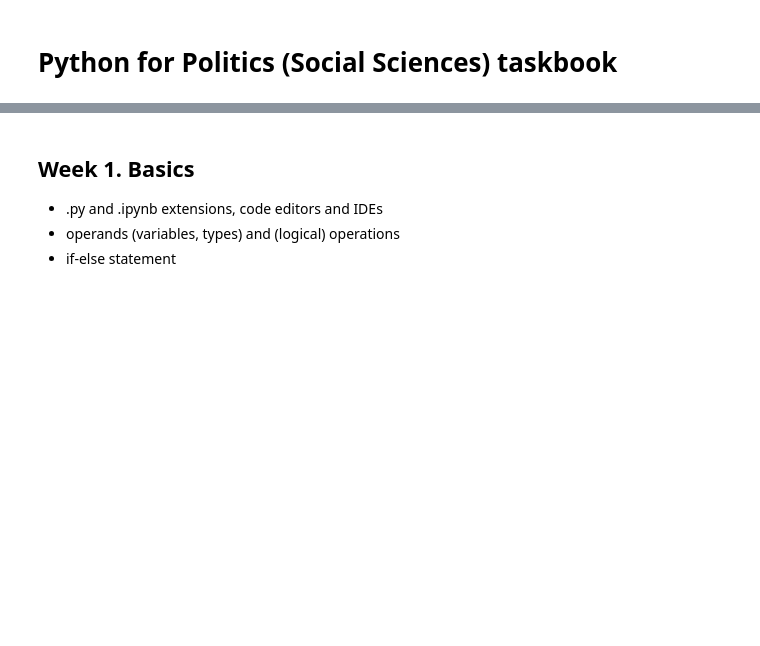
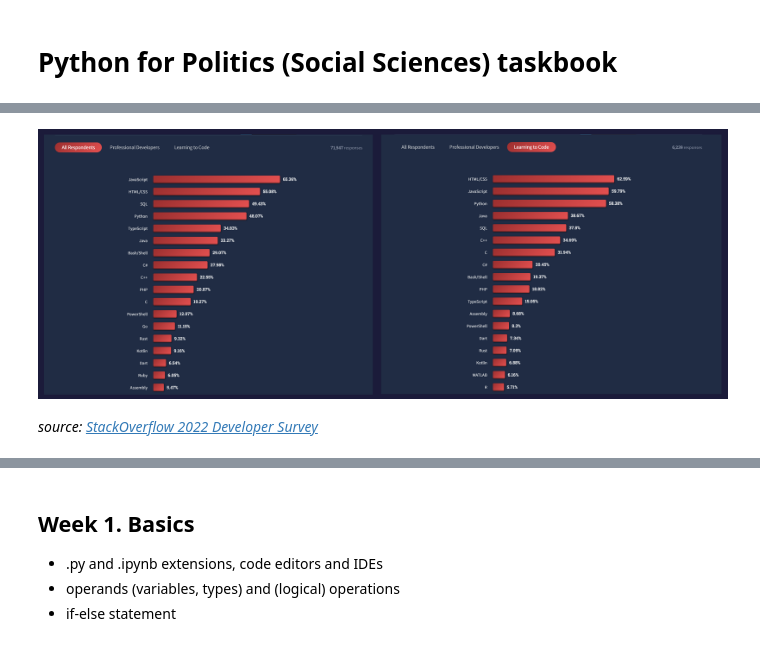
Before and after one commit to alexpoov/Py4SC, a Jupyter notebook: politics.ipynb, the cells around one changed output, grey strips where cells are left out. Cells and saved outputs as stored; diff of their text form; code cells hidden in the pictures; blank space fills up the shorter version.

```diff
--- a/politics.ipynb
+++ b/politics.ipynb
@@ -16,0 +35,6 @@ from IPython.display import Image, display
+# %%
+display(Image(filename='img/Stack Overflow Survey 22.png', embed=True))
+# %% [output]
+[figure, added]
+# %% [markdown]
+*source: [StackOverflow 2022 Developer Survey](https://survey.stackoverflow.co/2022/)*
```
Also changed, not shown: parts of 8 cells of this notebook, 2 other files.
